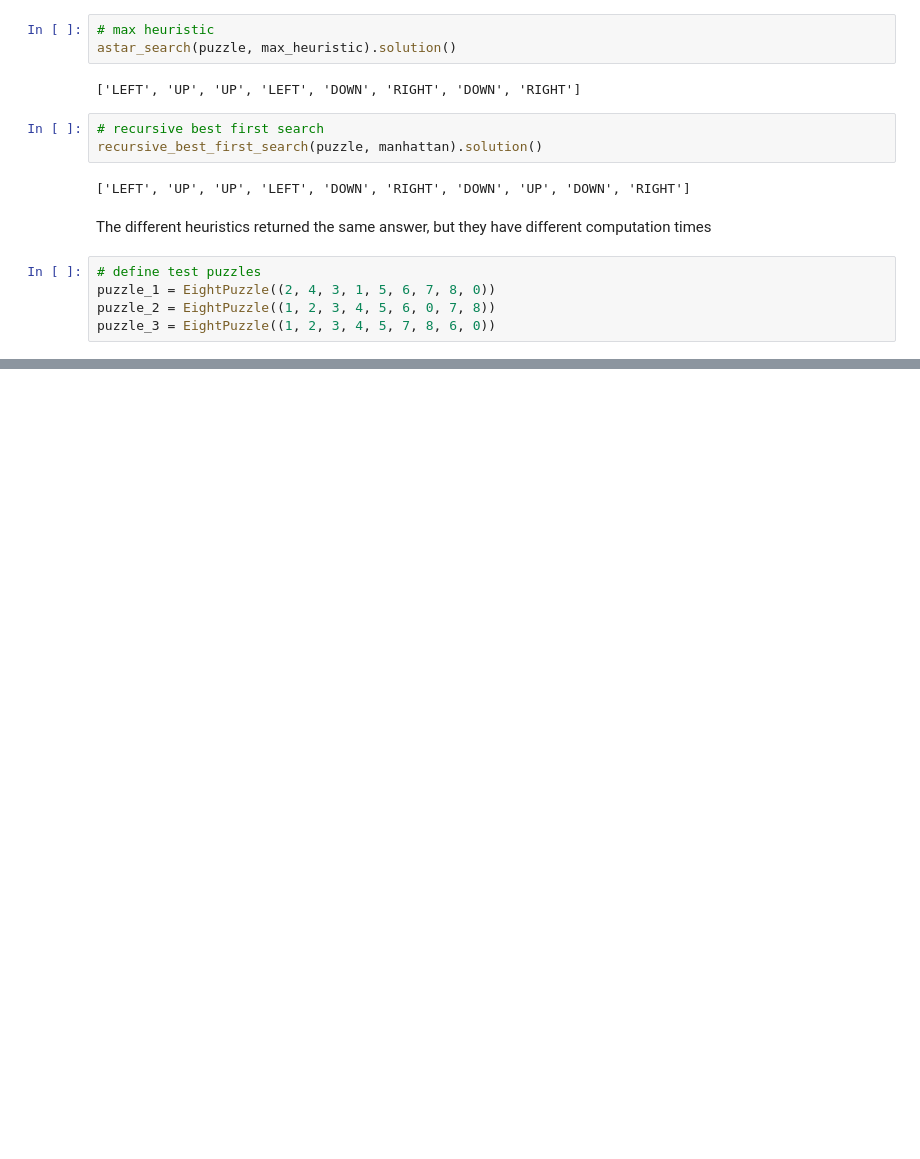
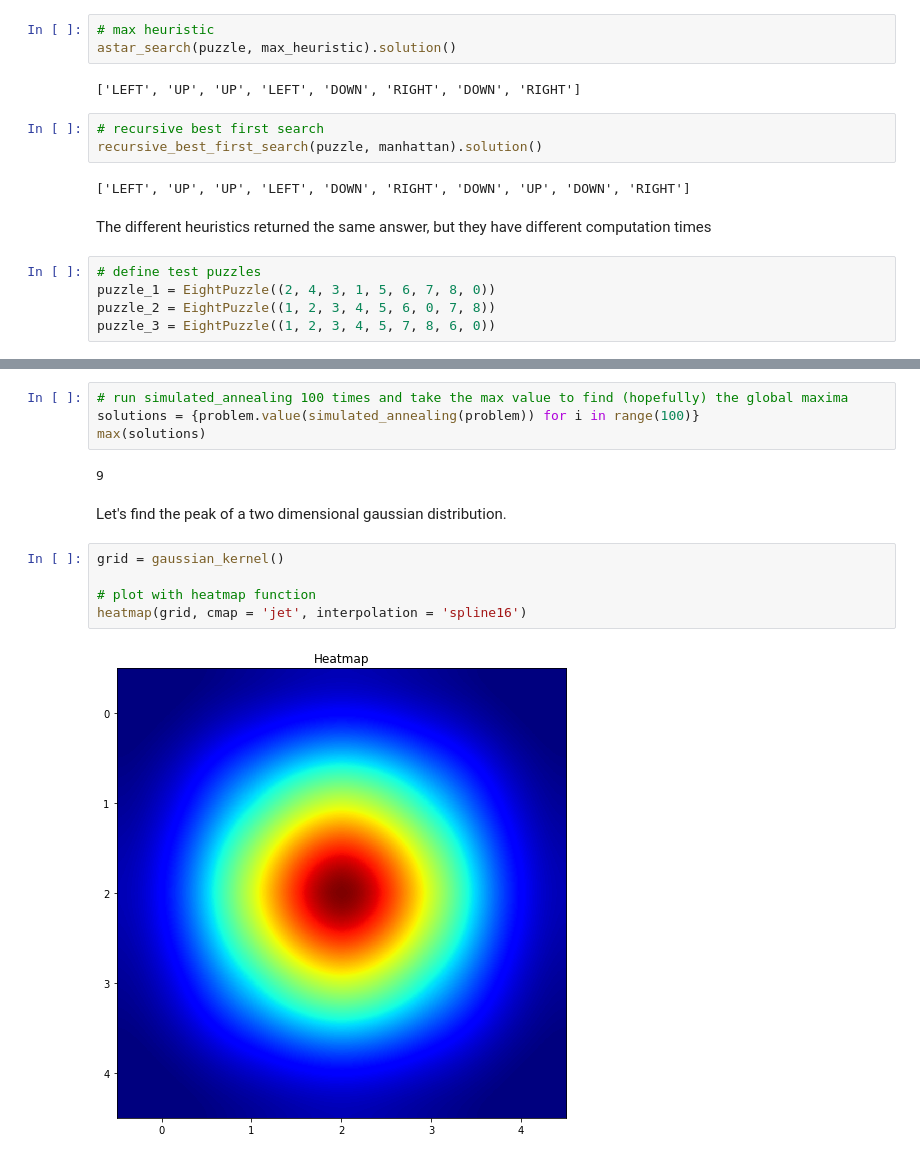
Before and after one commit to dr-neptune/Modern_AI, a Jupyter notebook: Ch3_4_Search.ipynb, the cells around one changed output, grey strips where cells are left out. Cells and saved outputs as stored; diff of their text form; blank space fills up the shorter version.

```diff
--- a/Ch3_4_Search.ipynb
+++ b/Ch3_4_Search.ipynb
@@ -986,0 +1171,15 @@ puzzle_3 = EightPuzzle((1, 2, 3, 4, 5, 7, 8, 6, 0))
+# %%
+# run simulated_annealing 100 times and take the max value to find (hopefully) the global maxima
+solutions = {problem.value(simulated_annealing(problem)) for i in range(100)}
+max(solutions)
+# %% [output]
+9
+# %% [markdown]
+Let's find the peak of a two dimensional gaussian distribution.
+# %%
+grid = gaussian_kernel()
+
+# plot with heatmap function
+heatmap(grid, cmap = 'jet', interpolation = 'spline16')
+# %% [output]
+[figure, added]
```
Also changed, not shown: parts of 75 cells of this notebook, 3 other files.
